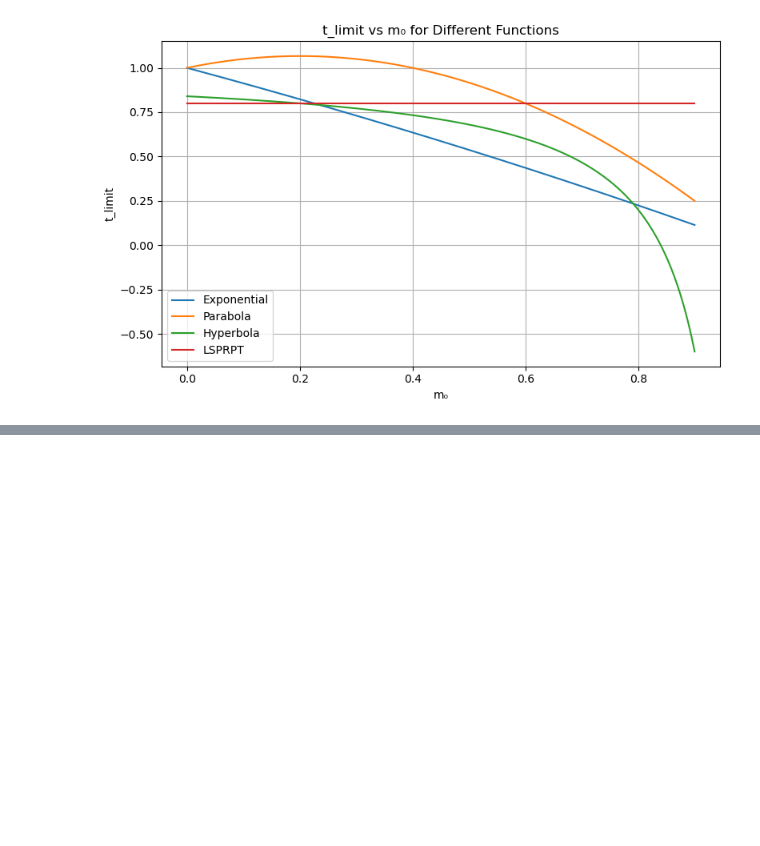
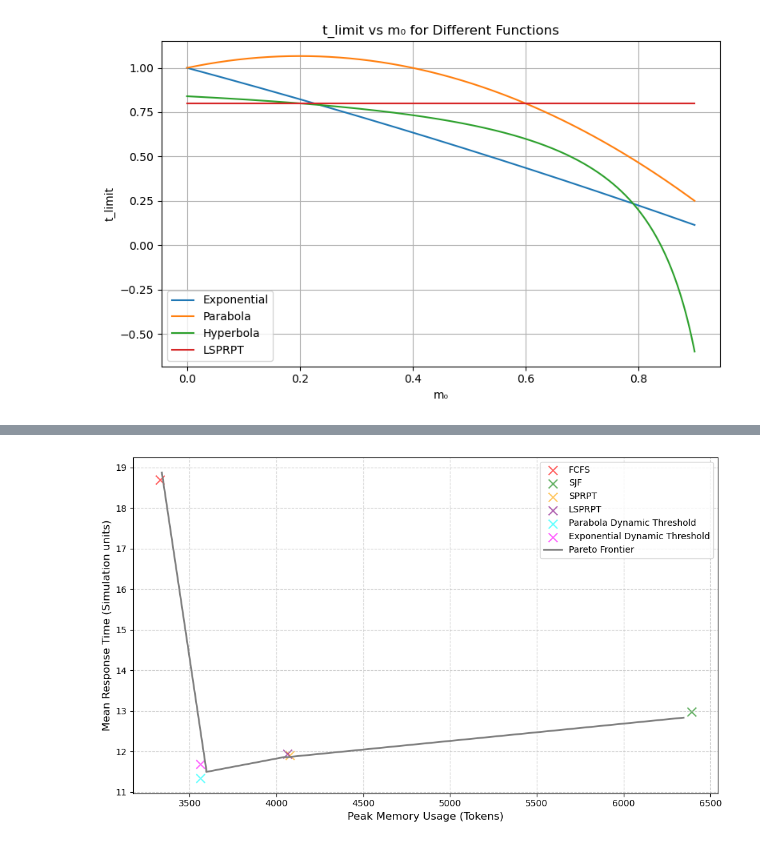
Before and after one commit to emmanuel2406/MEM-PREM, a Jupyter notebook: paper/results/plot.ipynb, the cells around one changed output, grey strips where cells are left out. Drawn from its saved outputs; the diff is of its cells as text; code cells hidden in the pictures; blank space fills up the shorter version.

```diff
--- a/paper/results/plot.ipynb
+++ b/paper/results/plot.ipynb
@@ -186,3 +147,66 @@ Error:
+# %%
+import matplotlib.pyplot as plt
+import numpy as np
+
+# Simulation metadata
+# sim_time = 250000, arrival_rate = 0.6, token_gen_rate = 256, job_service_distribution = "exponential-exponential"
+
+# Data
+labels = ["FCFS", "SJF", "SPRPT", "LSPRPT", "Parabola Dynamic Threshold", "Exponential Dynamic Threshold"]
+peak_memory = np.array([3340, 6345, 4054, 4054, 3596, 3596])
+mean_response_time = np.array([18.875, 12.833, 11.869, 11.856, 11.535, 11.495])
+
+# Define distinct colors for each policy
+colors = {
+    "FCFS": "red",
+    "SJF": "green",
+    "SPRPT": "orange",
+    "LSPRPT": "purple",
+    "Parabola Dynamic Threshold": "cyan",
+    "Exponential Dynamic Threshold": "magenta"
+}
+
+# Add jitter to points
+np.random.seed(42)  # For reproducibility
+jitter_x = peak_memory + np.random.uniform(-50, 50, size=len(peak_memory))
+jitter_y = mean_response_time + np.random.uniform(-0.2, 0.2, size=len(mean_response_time))
+
+# Sort original data for Pareto curve
+data = sorted(zip(peak_memory, mean_response_time), key=lambda x: x[0])
+sorted_peak_memory = [x[0] for x in data]
+sorted_mean_response_time = [x[1] for x in data]
+
+# Construct Pareto frontier over all original points (minimizing y)
+pareto_peak_memory = [sorted_peak_memory[0]]
+pareto_mean_response_time = [sorted_mean_response_time[0]]
+
+for i in range(1, len(sorted_peak_memory)):
+    pareto_peak_memory.append(sorted_peak_memory[i])
+    pareto_mean_response_time.append(sorted_mean_response_time[i])
+
+# Plot
+plt.figure(figsize=(10, 6))
+
+# Plot jittered points with distinct colors
+for x, y, label in zip(jitter_x, jitter_y, labels):
+    plt.scatter(x, y, marker='x', color=colors[label], s=100, label=label, alpha=0.6)
+
+# Draw Pareto frontier over original data
+plt.plot(pareto_peak_memory, pareto_mean_response_time, linestyle='-', color='grey', linewidth=2, label='Pareto Frontier')
+
+# Deduplicate legend entries
+handles, legend_labels = plt.gca().get_legend_handles_labels()
+unique = dict(zip(legend_labels, handles))
+plt.legend(unique.values(), unique.keys())
+
+# Axis labels and title
+plt.xlabel("Peak Memory Usage (Tokens)", fontsize=12)
+plt.ylabel("Mean Response Time (Simulation units)", fontsize=12)
+plt.grid(True, linestyle='--', alpha=0.6)
+plt.tight_layout()
+plt.show()
+# %% [output]
+[figure, added]
 # %%
 # Average Waiting Time
 
```
Also changed, not shown: parts of 14 cells of this notebook, 36 other files.
